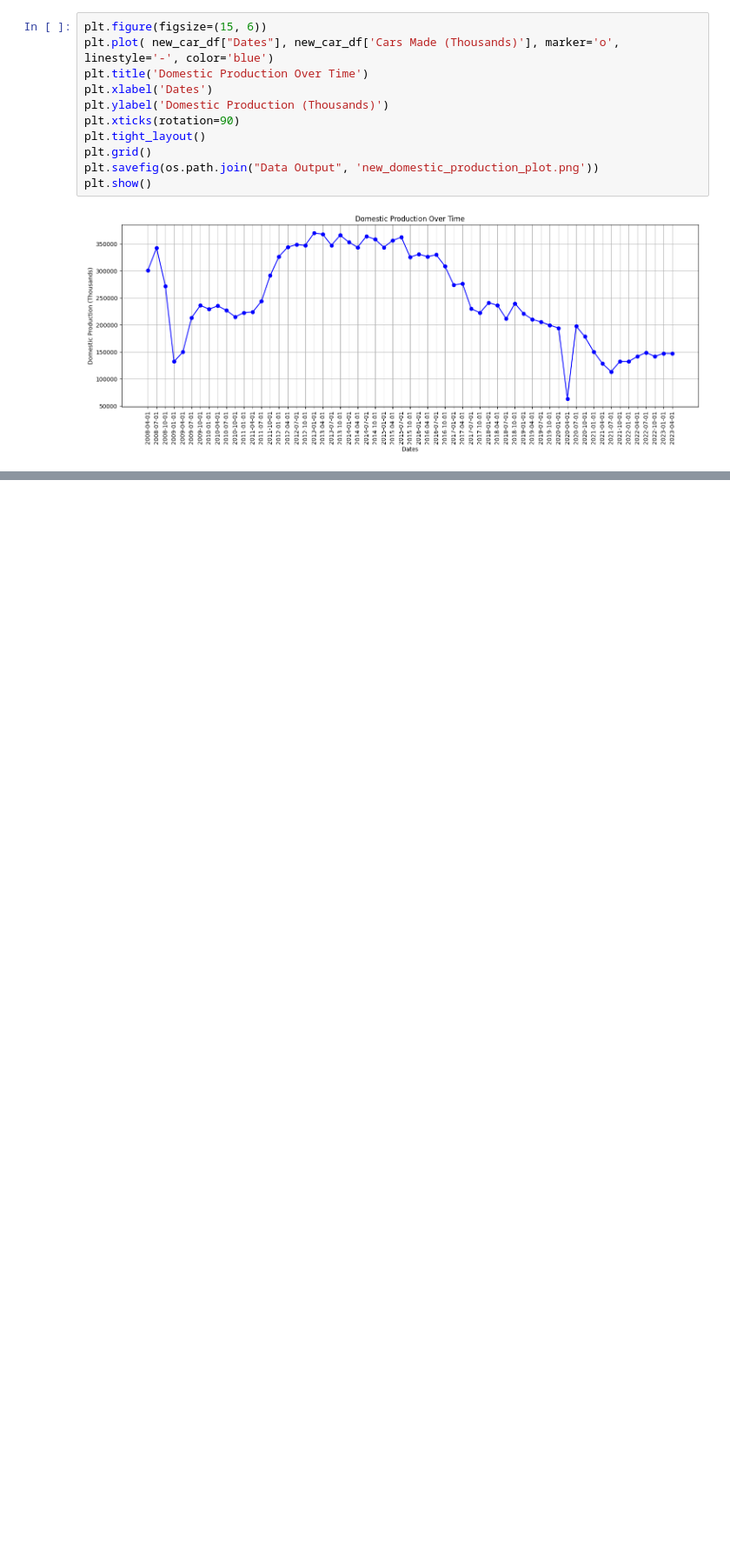
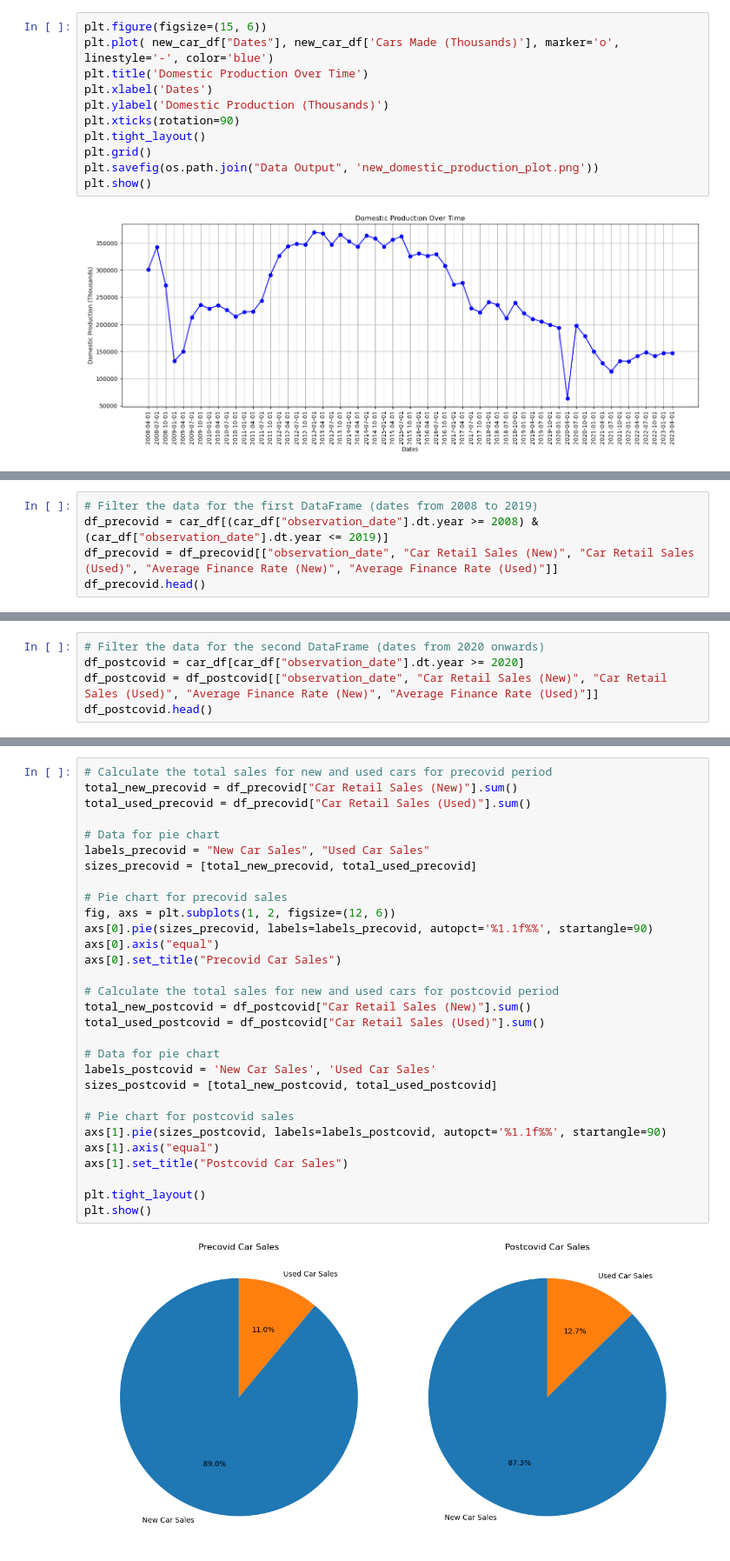
Before and after one commit to NadyaSlb/New_Car_Loan_Analysis, a Jupyter notebook: Car Data Analysis.ipynb, the cells around one changed output, grey strips where cells are left out. Shown: that part at 87% size. Cells and saved outputs as stored; diff of their text form; blank space fills up the shorter version.

```diff
--- a/Car Data Analysis.ipynb
+++ b/Car Data Analysis.ipynb
@@ -74,0 +105,5 @@ plt.show()
+# %%
+# Filter the data for the first DataFrame (dates from 2008 to 2019)
+df_precovid = car_df[(car_df["observation_date"].dt.year >= 2008) & (car_df["observation_date"].dt.year <= 2019)]
+df_precovid = df_precovid[["observation_date", "Car Retail Sales (New)", "Car Retail Sales (Used)", "Average Finance Rate (New)", "Average Finance Rate (Used)"]]
+df_precovid.head()
@@ -74,0 +117,5 @@ plt.show()
+# %%
+# Filter the data for the second DataFrame (dates from 2020 onwards)
+df_postcovid = car_df[car_df["observation_date"].dt.year >= 2020]
+df_postcovid = df_postcovid[["observation_date", "Car Retail Sales (New)", "Car Retail Sales (Used)", "Average Finance Rate (New)", "Average Finance Rate (Used)"]]
+df_postcovid.head()
@@ -74,0 +129,32 @@ plt.show()
+# %%
+# Calculate the total sales for new and used cars for precovid period
+total_new_precovid = df_precovid["Car Retail Sales (New)"].sum()
+total_used_precovid = df_precovid["Car Retail Sales (Used)"].sum()
+
+# Data for pie chart
+labels_precovid = "New Car Sales", "Used Car Sales"
+sizes_precovid = [total_new_precovid, total_used_precovid]
+
+# Pie chart for precovid sales
+fig, axs = plt.subplots(1, 2, figsize=(12, 6))
+axs[0].pie(sizes_precovid, labels=labels_precovid, autopct='%1.1f%%', startangle=90)
+axs[0].axis("equal")
+axs[0].set_title("Precovid Car Sales")
+
+# Calculate the total sales for new and used cars for postcovid period
+total_new_postcovid = df_postcovid["Car Retail Sales (New)"].sum()
+total_used_postcovid = df_postcovid["Car Retail Sales (Used)"].sum()
+
+# Data for pie chart
+labels_postcovid = 'New Car Sales', 'Used Car Sales'
+sizes_postcovid = [total_new_postcovid, total_used_postcovid]
+
+# Pie chart for postcovid sales
+axs[1].pie(sizes_postcovid, labels=labels_postcovid, autopct='%1.1f%%', startangle=90)
+axs[1].axis("equal")
+axs[1].set_title("Postcovid Car Sales")
+
+plt.tight_layout()
+plt.show()
+# %% [output]
+[figure, added]
```
Also changed, not shown: parts of 10 cells of this notebook, 2 other files.
